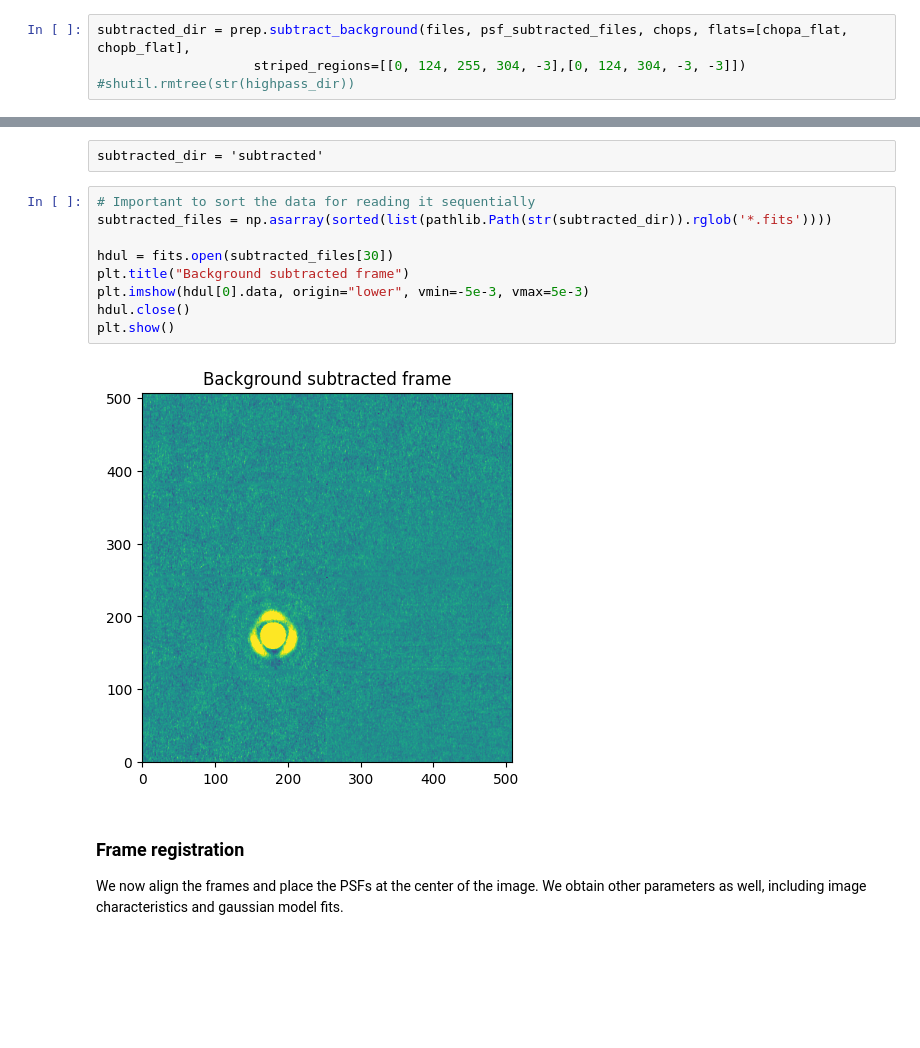
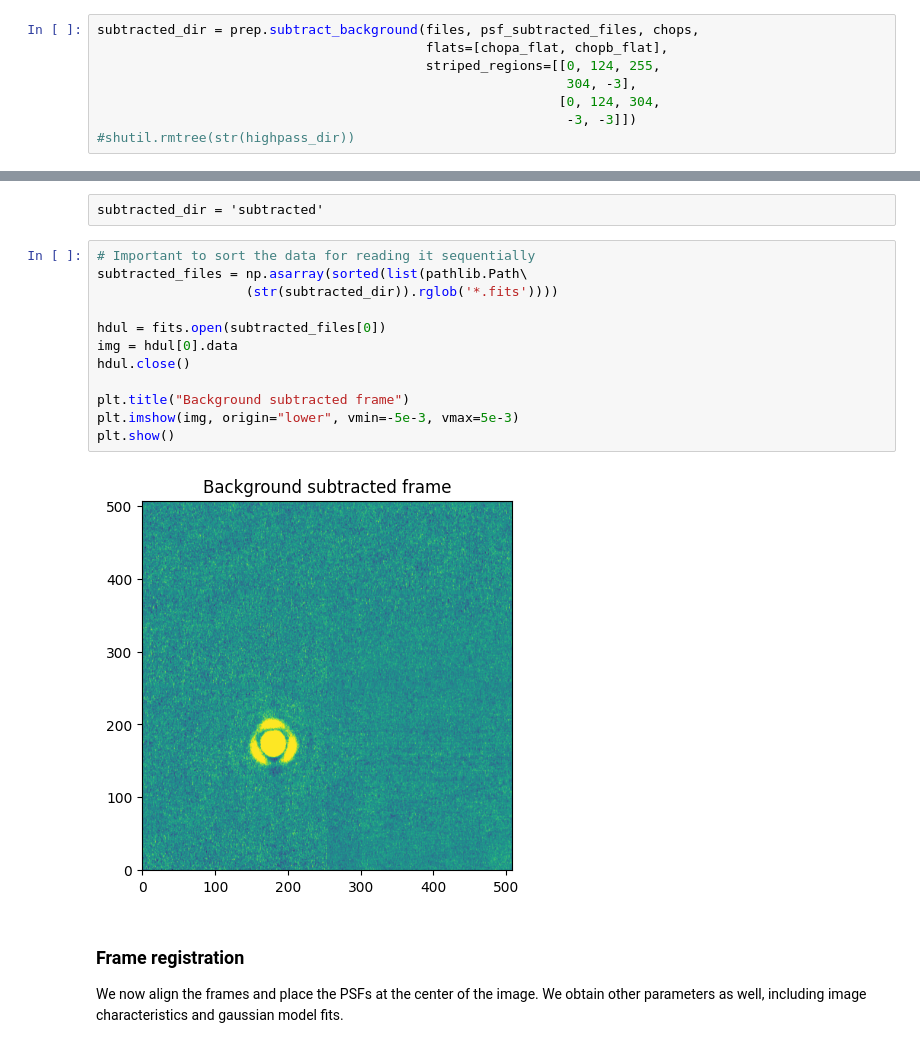
Before and after one commit to vivekv7323/pyNOMIC, a Jupyter notebook: notebooks/singlesidedreduction.ipynb, the cells around one changed output, grey strips where cells are left out. Cells and saved outputs as stored; diff of their text form; blank space fills up the shorter version.

```diff
--- a/notebooks/singlesidedreduction.ipynb
+++ b/notebooks/singlesidedreduction.ipynb
@@ -241,24 +281,31 @@ plt.show()
 
 We now create background subtracted (and flat calibrated) images, with some image repair as well to deal with NOMIC systematics (striped regions, biases). These images are saved in a directory.
 # %%
-subtracted_dir = prep.subtract_background(files, psf_subtracted_files, chops, flats=[chopa_flat, chopb_flat],
-                    striped_regions=[[0, 124, 255, 304, -3],[0, 124, 304, -3, -3]])
+subtracted_dir = prep.subtract_background(files, psf_subtracted_files, chops,
+                                          flats=[chopa_flat, chopb_flat],
+                                          striped_regions=[[0, 124, 255,
+                                                            304, -3],
+                                                           [0, 124, 304,
+                                                            -3, -3]])
 #shutil.rmtree(str(highpass_dir))
 # %% [output]
 Subtracting backgrounds....
 # %% [raw]
 subtracted_dir = 'subtracted'
-# %%
-# Important to sort the data for reading it sequentially
-subtracted_files = np.asarray(sorted(list(pathlib.Path(str(subtracted_dir)).rglob('*.fits'))))
-
-hdul = fits.open(subtracted_files[30])
-plt.title("Background subtracted frame")
-plt.imshow(hdul[0].data, origin="lower", vmin=-5e-3, vmax=5e-3)
-hdul.close()
-plt.show()
-# %% [output]
-[figure, removed]
+# %%
+# Important to sort the data for reading it sequentially
+subtracted_files = np.asarray(sorted(list(pathlib.Path\
+                   (str(subtracted_dir)).rglob('*.fits'))))
+
+hdul = fits.open(subtracted_files[0])
+img = hdul[0].data
+hdul.close()
+
+plt.title("Background subtracted frame")
+plt.imshow(img, origin="lower", vmin=-5e-3, vmax=5e-3)
+plt.show()
+# %% [output]
+[figure, added]
 # %% [markdown]
 ### Frame registration
 We now align the frames and place the PSFs at the center of the image. We obtain other parameters as well, including image characteristics and gaussian model fits.
```
Also changed, not shown: parts of 45 cells of this notebook, 9 other files.
